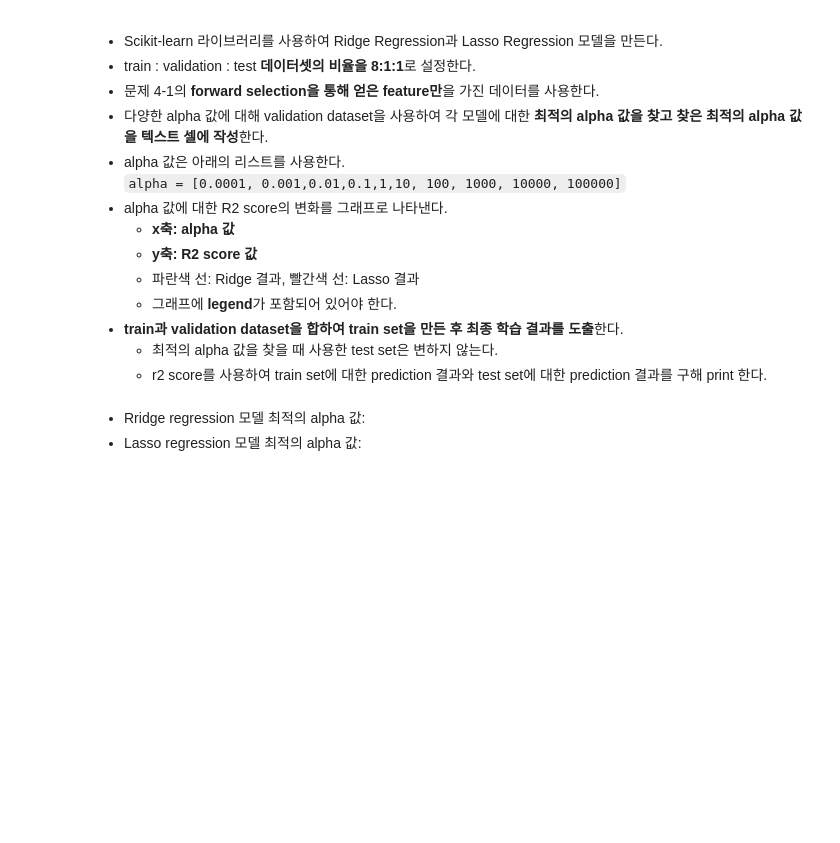
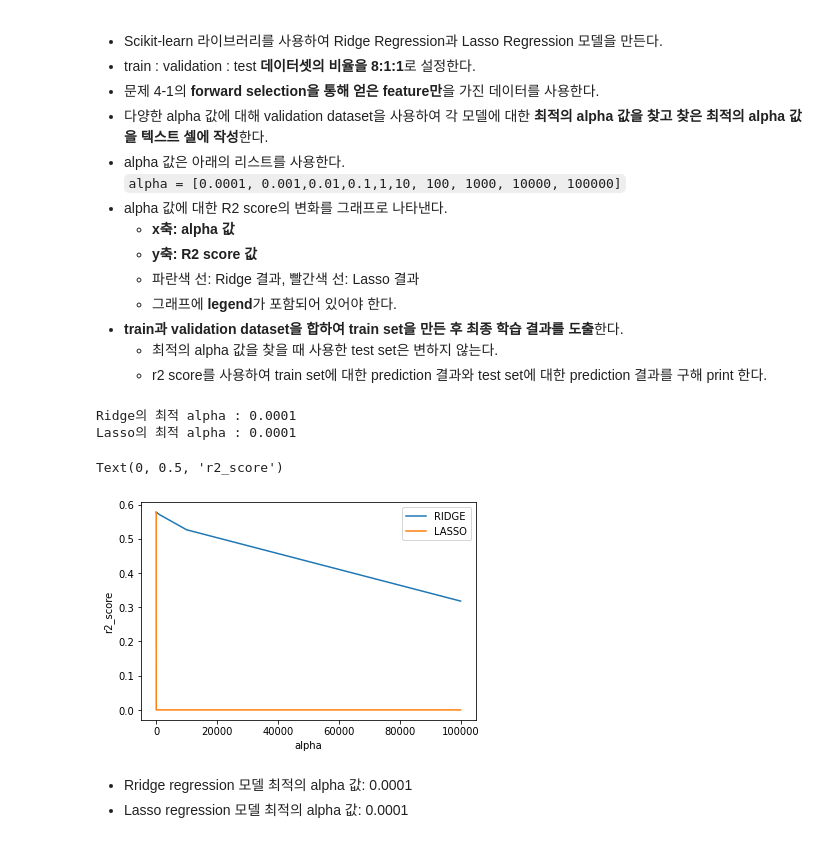
Before and after one commit to h-wi/2022_Fall-Ajou-ML, a Jupyter notebook: HW3_ipynb의_사본.ipynb, the cells around one changed output. Drawn from its saved outputs; the diff is of its cells as text; code cells hidden in the pictures; blank space fills up the shorter version.

```diff
--- a/HW3_ipynb의_사본.ipynb
+++ b/HW3_ipynb의_사본.ipynb
@@ -555,3 +502,57 @@ import numpy as np
+# %%
+### 문제 4-3 ###
+
+X = df.drop(columns=['target','Population'])
+y = df['target']
+y=y.astype('int')
+
+X_train, X_test, y_train, y_test = train_test_split(X, y, test_size=0.1)
+X_train, X_val, y_train, y_val = train_test_split(X_train, y_train, test_size=1/9)
+
+alpha = [0.0001, 0.001,0.01,0.1,1,10, 100, 1000, 10000, 100000]
+
+r_val = dict.fromkeys(alpha)
+l_val = dict.fromkeys(alpha)
+
+r_r2 = []
+l_r2 = []
+
+for i in alpha:
+  rid = Ridge(alpha = i)
+  las = Lasso(alpha = i)
+
+  rid.fit(X_train,y_train)
+  las.fit(X_train,y_train)
+
+  r_val[i] = rid.score(X_val,y_val)
+  l_val[i] = las.score(X_val,y_val)
+
+  r_pred = rid.predict(X_train)
+  l_pred = las.predict(X_train)
+
+  r_r2.append(r2_score(y_train,r_pred))
+  l_r2.append(r2_score(y_train,l_pred))
+
+print('Ridge의 최적 alpha :', max(r_val, key=r_val.get))
+print('Lasso의 최적 alpha :', max(l_val, key=l_val.get))
+
+### 코드 작성 ###
+# %% [output]
+Ridge의 최적 alpha : 0.0001
+Lasso의 최적 alpha : 0.0001
+# %%
+### 문제 4-3 ###
+import matplotlib.pyplot as plt
+plt.figure()
+plt.plot(alpha,r_r2,label='RIDGE')
+plt.plot(alpha,l_r2,label='LASSO')
+plt.legend(('RIDGE','LASSO'))
+plt.xlabel('alpha')
+plt.ylabel('r2_score')
+### 그래프 작성 ###
+# %% [output]
+Text(0, 0.5, 'r2_score')
+[figure, added]
 # %% [markdown]
-- Rridge regression 모델 최적의 alpha 값:
-- Lasso regression 모델 최적의 alpha 값:
+- Rridge regression 모델 최적의 alpha 값: 0.0001
+- Lasso regression 모델 최적의 alpha 값: 0.0001
```
Also changed, not shown: parts of 5 cells of this notebook.
